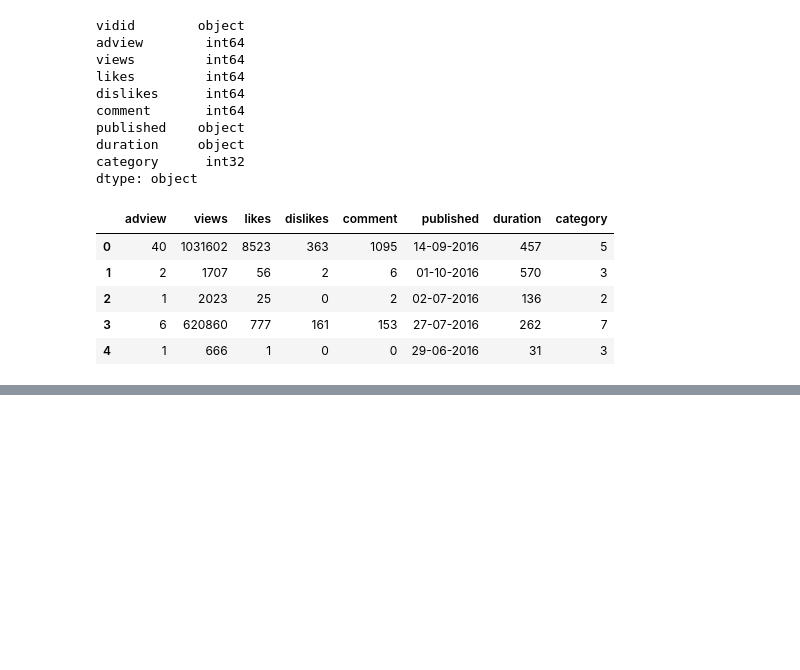
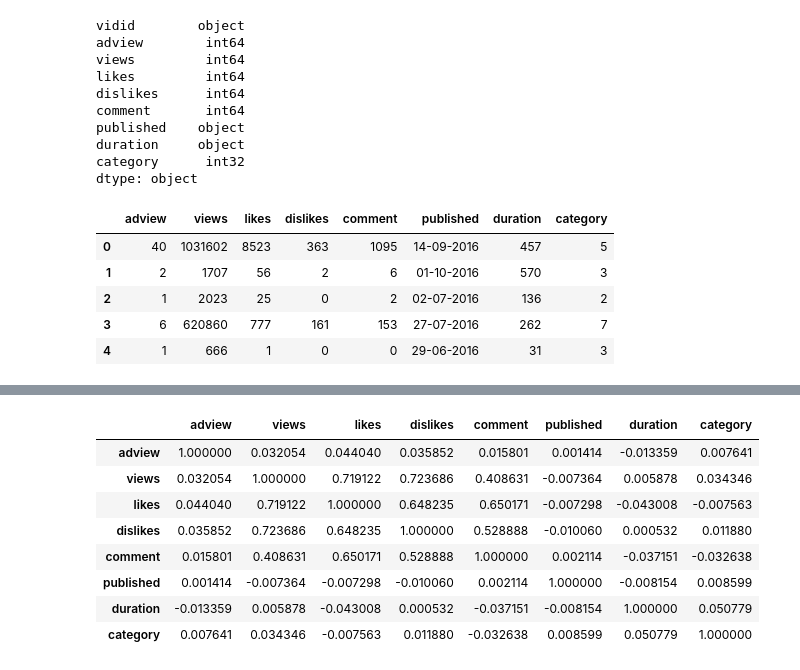
Before and after one commit to charcode123/youtube-adview-prediction, a Jupyter notebook: youtubeadviewpred.ipynb, the cells around one changed output, grey strips where cells are left out. Drawn from its saved outputs; the diff is of its cells as text; code cells hidden in the pictures; blank space fills up the shorter version.

```diff
--- a/youtubeadviewpred.ipynb
+++ b/youtubeadviewpred.ipynb
@@ -249,0 +268,12 @@ df1.to_csv('D:/pythonCode/projects/youtube-adview-prediction/train_new.csv')
+# %%
+df1.corr()
+# %% [output]
+|  | adview | views | likes | dislikes | comment | published | duration | category |
+| adview | 1.000000 | 0.032054 | 0.044040 | 0.035852 | 0.015801 | 0.001414 | -0.013359 | 0.007641 |
+| views | 0.032054 | 1.000000 | 0.719122 | 0.723686 | 0.408631 | -0.007364 | 0.005878 | 0.034346 |
+| likes | 0.044040 | 0.719122 | 1.000000 | 0.648235 | 0.650171 | -0.007298 | -0.043008 | -0.007563 |
+| dislikes | 0.035852 | 0.723686 | 0.648235 | 1.000000 | 0.528888 | -0.010060 | 0.000532 | 0.011880 |
+| comment | 0.015801 | 0.408631 | 0.650171 | 0.528888 | 1.000000 | 0.002114 | -0.037151 | -0.032638 |
+| published | 0.001414 | -0.007364 | -0.007298 | -0.010060 | 0.002114 | 1.000000 | -0.008154 | 0.008599 |
+| duration | -0.013359 | 0.005878 | -0.043008 | 0.000532 | -0.037151 | -0.008154 | 1.000000 | 0.050779 |
+| category | 0.007641 | 0.034346 | -0.007563 | 0.011880 | -0.032638 | 0.008599 | 0.050779 | 1.000000 |
```
Also changed, not shown: parts of 12 cells of this notebook, 1 other file.
